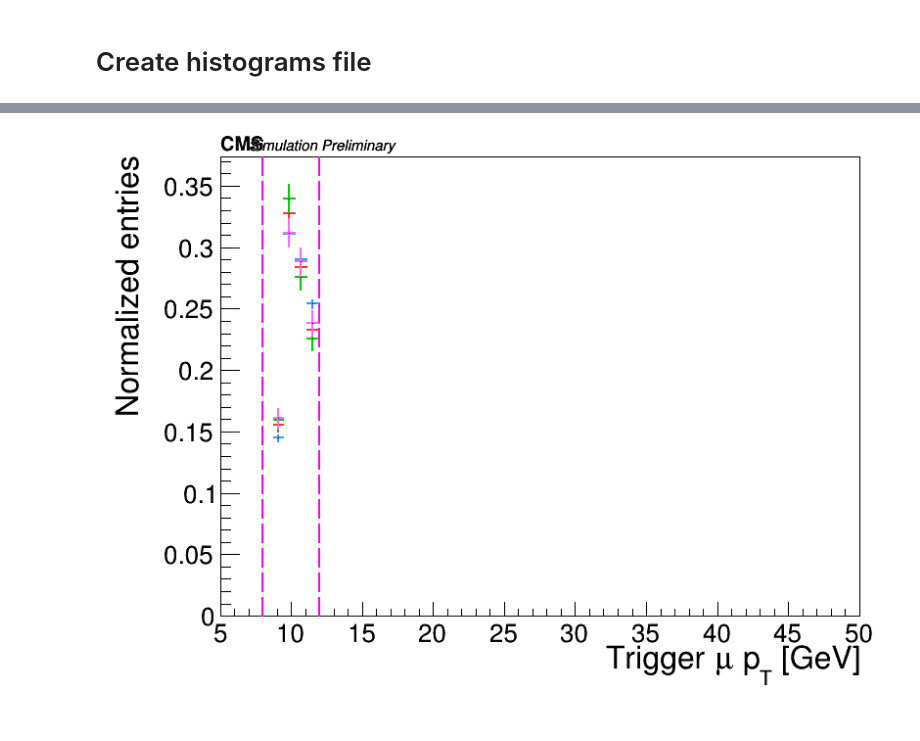
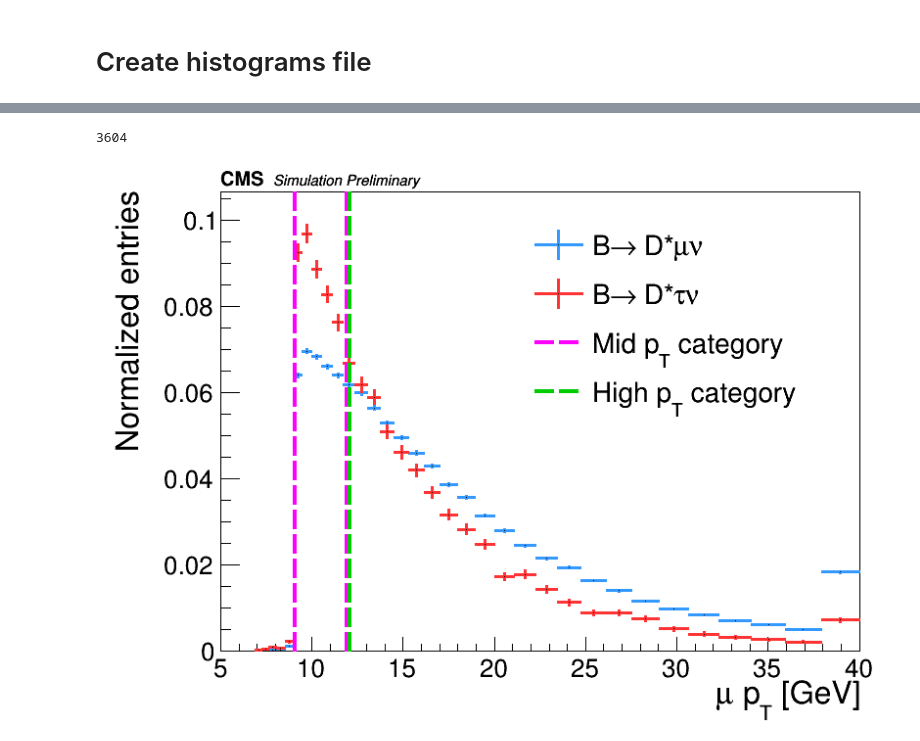
Before and after one commit to ocerri/BPH_RD_Analysis, a Jupyter notebook: plot_scripts/FitDistributionStudy_MC.ipynb, the cells around one changed output, grey strips where cells are left out. Drawn from its saved outputs; the diff is of its cells as text; code cells hidden in the pictures.

```diff
--- a/plot_scripts/FitDistributionStudy_MC.ipynb
+++ b/plot_scripts/FitDistributionStudy_MC.ipynb
@@ -44,11 +41,18 @@ colors = {'data':rt.kBlack,
           'Hc':rt.kGreen+1,
           'Dstst': rt.kMagenta-7
          }
+# %%
+label_dic = {'data' : 'Data',
+                 'mu' : 'B#rightarrow D*#mu#nu',
+                 'tau' : 'B#rightarrow D*#tau#nu',
+                 'Hc' : 'B#rightarrow D*H_{c}',
+                 'Dstst': 'B#rightarrow D**#mu#nu'
+                }
 # %% [markdown]
 # Define binning
 # %%
 binning = {
-    'q2'      : array('d', [-2, 1.5, 4, 6, 11]),
+    'q2'      : array('d', [-2, 1.5, 4, 6, 12]),
     'M2_miss' : [
         array('d', [-2.5] + list(np.arange(-1.8, 0.4, 0.5)) + [6] ),
         array('d', [-2.5] + list(np.arange(-1.8, 1.6, 0.5)) + [6] ),
@@ -73,7 +77,9 @@ file_loc = {
 }
 # %%
 def trigger_selection(ev):
-    if trgMu_pt_region == 'high':
+    if trgMu_pt_region == 'none':
+        aux = True
+    elif trgMu_pt_region == 'high':
         aux = ev.trgMu_HLT_Mu12_IP6 == 1
         aux &= ev.trgMu_pt > 12.1
     elif trgMu_pt_region == 'mid':
@@ -81,8 +87,13 @@ def trigger_selection(ev):
         aux &= ev.trgMu_HLT_Mu9_IP6 == 1
         aux &= ev.trgMu_pt > 9.1
         aux &= ev.trgMu_pt < 11.9
+    elif trgMu_pt_region == 'all':
+        aux = ev.trgMu_HLT_Mu12_IP6 == 1
+        aux = aux or ev.trgMu_HLT_Mu9_IP6 == 1
+    else:
+        raise
 
-    aux &= ev.trgMu_eta < 2.4
+    aux &= abs(ev.trgMu_eta) < 2.4
     aux &= ev.trgMu_sigdxy > 7
     return aux
 # %%
@@ -212,3 +217,7 @@ Events: 2709
+# %%
+np.sum(np.logical_and(dSet['mu']['trgMu_pt']<11.9, dSet['mu']['trgMu_pt']<9.1))
+# %% [output]
+3604
 # %%
 class PTCalibration:
     def __init__(self, calibration_dic=None, calibration_file=None):
@@ -253,36 +262,51 @@ if trgMu_pt_region == 'mid':
 cal_pT = PTCalibration(calibration_file=fname)
 # %%
 h_l = []
-for n in ['mu', 'tau', 'Hc', 'Dstst']:
+leg = rt.TLegend(0.55, 0.55, 0.9, 0.9)
+leg.SetTextFont(42)
+leg.SetTextAlign(12)
+leg.SetLineWidth(0)
+leg.SetBorderSize(0)
+
+for n in file_loc.keys():
     d = dSet[n]
     if n in ['Dstst', 'data']:
         w = None
     else:
         w = cal_pT.f['C'](d['MC_B_pt'])
 
     h = create_TH1D(d['trgMu_pt'], name='h_trgMupT_'+n, title=n,
-                    axis_title=['Trigger #mu p_{T} [GeV]', 'Normalized entries'],
-                    binning=np.logspace(np.log10(5), np.log10(50), 30),
+                    axis_title=['#mu p_{T} [GeV]', 'Normalized entries'],
+                    binning=np.logspace(np.log10(5), np.log10(40), 40),
                     opt='underflow,overflow',
                     weights=w,
                     scale_histo=1./np.sum(w) if not w is None else 1./float(d['trgMu_pt'].shape[0]),
                    )
     h.SetLineColor(colors[n])
+    h.SetLineWidth(3)
+    leg.AddEntry(h, label_dic[n], 'lep')
     h_l.append(h)
 
 m = SetMaxToMaxHist(h_l)
 c = drawOnCMSCanvas(CMS_lumi, h_l, 'same')
-
+leg.Draw()
 l = rt.TLine()
 l.SetLineColor(6)
 l.SetLineStyle(9)
-l.SetLineWidth(2)
+l.SetLineWidth(4)
 
-l.DrawLine(12, 0, 12, m)
-l.DrawLine(8, 0, 8, m)
+l.DrawLine(11.9, 0, 11.9, m)
+l.DrawLine(9.1, 0, 9.1, m)
+leg.AddEntry(l, 'Mid p_{T} category', 'l')
+
+l2 = l.Clone()
+l2.SetLineColor(rt.kGreen+1)
+l2.DrawLine(12.1, 0, 12.1, m)
+leg.AddEntry(l2, 'High p_{T} category', 'l')
+
 c.Draw()
 # %% [output]
-[figure, old version]
+[figure, new version]
 # %%
 h_l = []
 for n in ['mu', 'tau', 'Hc', 'Dstst']:
```
Also changed, not shown: parts of 9 cells of this notebook, 25 other files.
